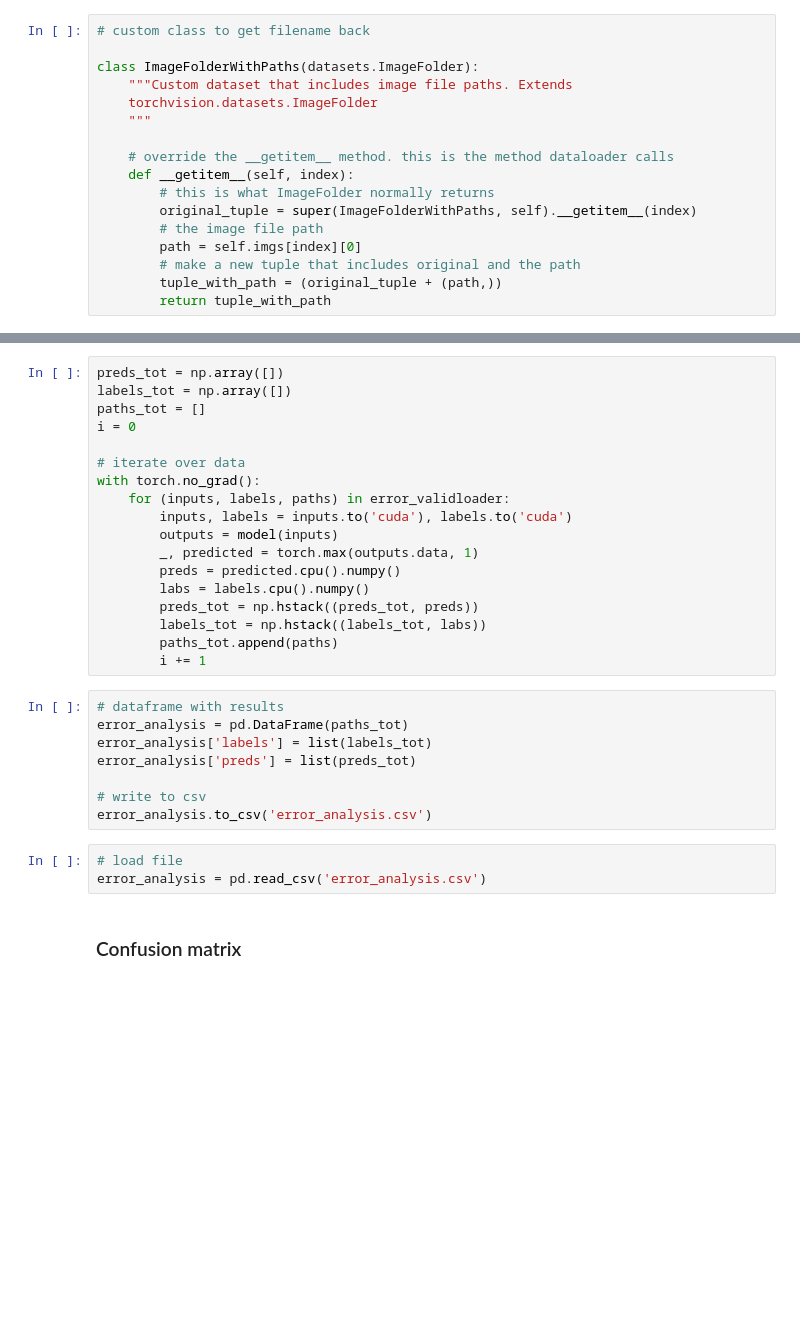
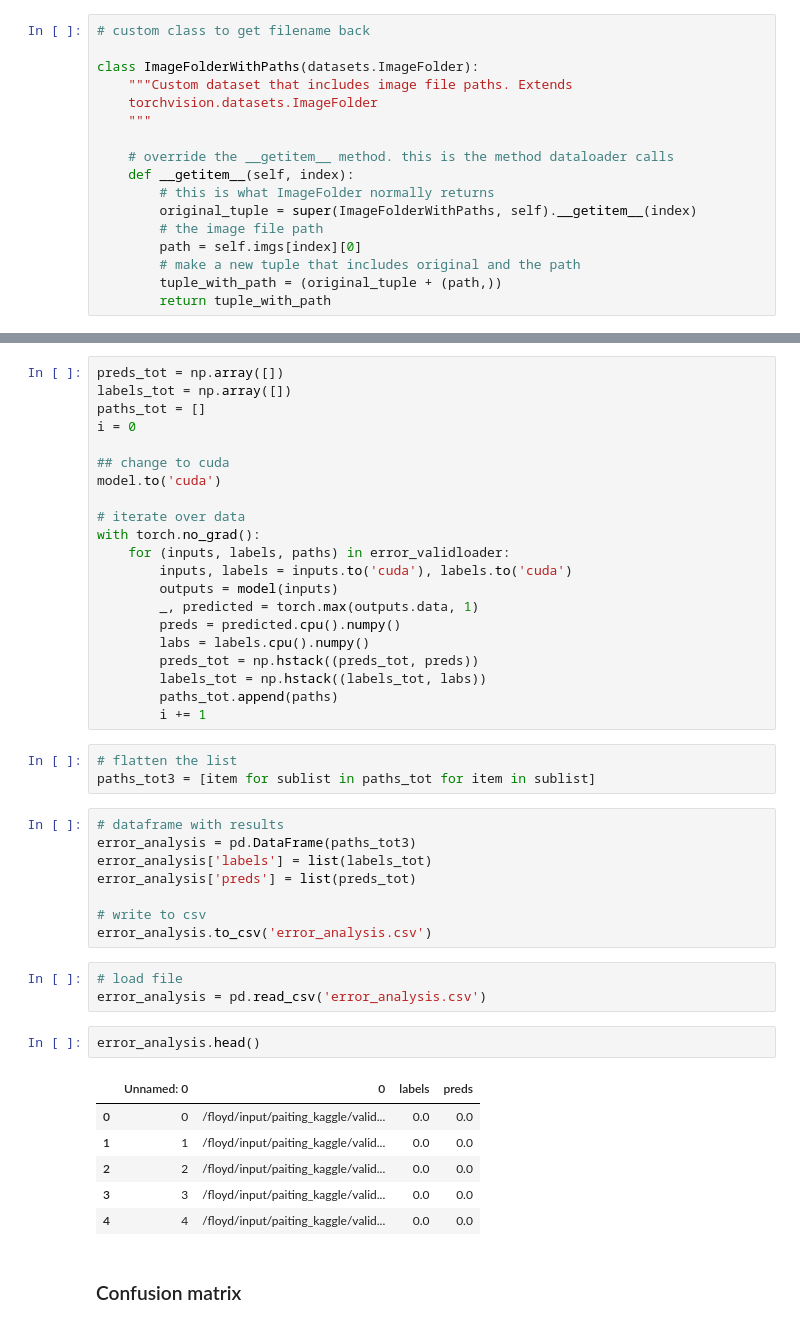
Before and after one commit to qchaldemer/painting-classification, a Jupyter notebook: painting_classifier.ipynb, the cells around one changed output, grey strips where cells are left out. Saved outputs shown, nothing was run; the diff lists cells and outputs as text; blank space fills up the shorter version.

```diff
--- a/painting_classifier.ipynb
+++ b/painting_classifier.ipynb
@@ -385,6 +381,9 @@ preds_tot = np.array([])
 labels_tot = np.array([])
 paths_tot = []
 i = 0
+
+## change to cuda
+model.to('cuda')
 
 # iterate over data
 with torch.no_grad():
@@ -398,9 +397,12 @@ with torch.no_grad():
         labels_tot = np.hstack((labels_tot, labs))
         paths_tot.append(paths)
         i += 1
+# %%
+# flatten the list
+paths_tot3 = [item for sublist in paths_tot for item in sublist]
 # %%
 # dataframe with results
-error_analysis = pd.DataFrame(paths_tot)
+error_analysis = pd.DataFrame(paths_tot3)
 error_analysis['labels'] = list(labels_tot)
 error_analysis['preds'] = list(preds_tot)
 
@@ -409,6 +411,15 @@ error_analysis.to_csv('error_analysis.csv')
 # %%
 # load file
 error_analysis = pd.read_csv('error_analysis.csv')
+# %%
+error_analysis.head()
+# %% [output]
+|  | Unnamed: 0 | 0 | labels | preds |
+| 0 | 0 | /floyd/input/paiting_kaggle/valid... | 0.0 | 0.0 |
+| 1 | 1 | /floyd/input/paiting_kaggle/valid... | 0.0 | 0.0 |
+| 2 | 2 | /floyd/input/paiting_kaggle/valid... | 0.0 | 0.0 |
+| 3 | 3 | /floyd/input/paiting_kaggle/valid... | 0.0 | 0.0 |
+| 4 | 4 | /floyd/input/paiting_kaggle/valid... | 0.0 | 0.0 |
 # %% [markdown]
 ### Confusion matrix
 # %%
```
Also changed, not shown: parts of 18 cells of this notebook, 1 other file.
